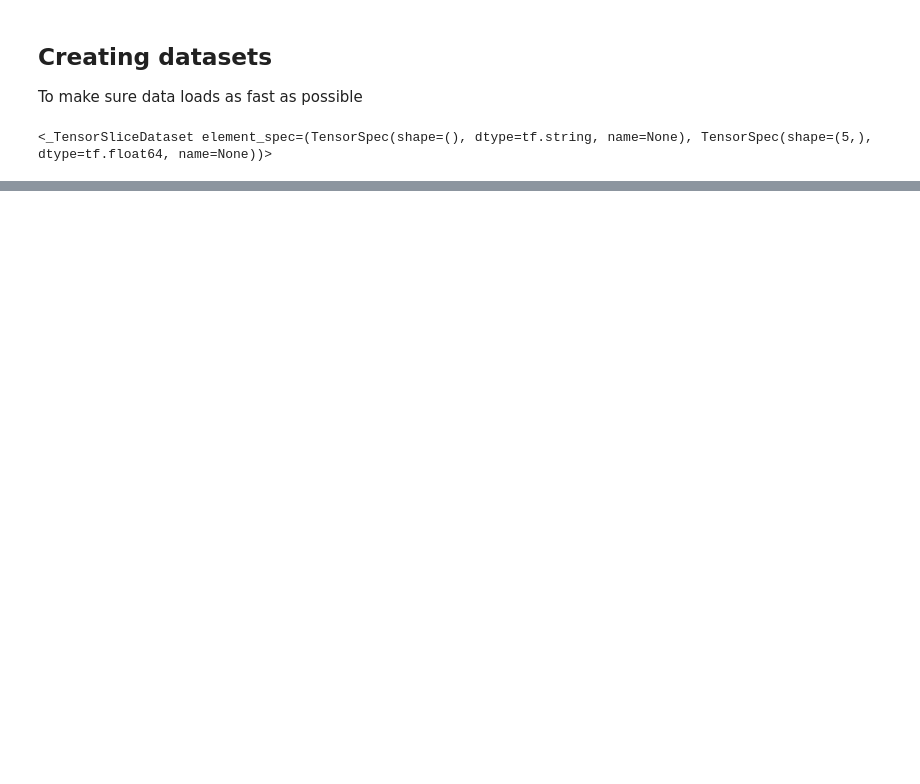
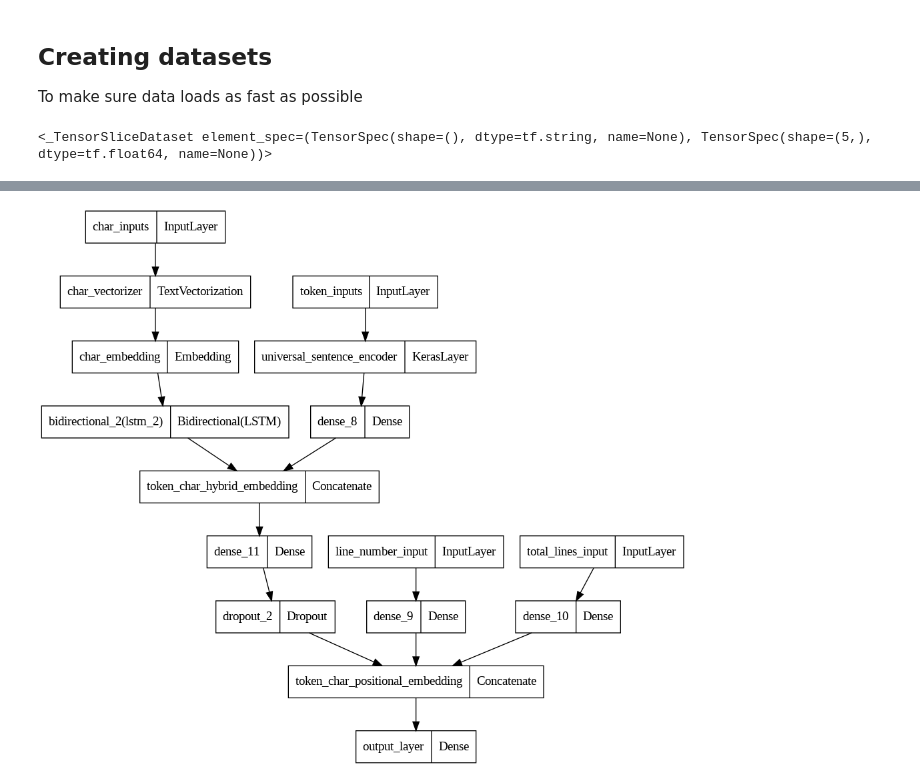
Before and after one commit to Abhimanyu9539/Tensorflow, a Jupyter notebook: Natural Language Processing/TF2_0_NLP_Milstone_Skimlit.ipynb, the cells around one changed output, grey strips where cells are left out. Cells and saved outputs as stored; diff of their text form; code cells hidden in the pictures; blank space fills up the shorter version.

```diff
--- a/Natural Language Processing/TF2_0_NLP_Milstone_Skimlit.ipynb
+++ b/Natural Language Processing/TF2_0_NLP_Milstone_Skimlit.ipynb
@@ -501,0 +776,5 @@ train_dataset
+# %%
+# Get all keyboard characters
+import string
+alphabet = string.ascii_lowercase + string.digits + string.punctuation
+alphabet
@@ -501,0 +783,8 @@ train_dataset
+# %%
+# Create char level token vectorizer instance
+NUM_CHAR_TOKENS = len(alphabet) + 2 # for space and OOV token (out of vocab token)
+char_vectorizer = layers.TextVectorization(max_tokens = NUM_CHAR_TOKENS,
+                                    output_sequence_length = output_seq_char_len,
+                                    name = "char_vectorizer",
+                                    standardize='lower_and_strip_punctuation'
+                                    )
@@ -501,0 +1304,6 @@ train_dataset
+# %%
+# Plot the token, char, positional embedding model
+from tensorflow.keras.utils import plot_model
+plot_model(model_5)
+# %% [output]
+[figure, added]
```
Also changed, not shown: parts of 105 cells of this notebook.
